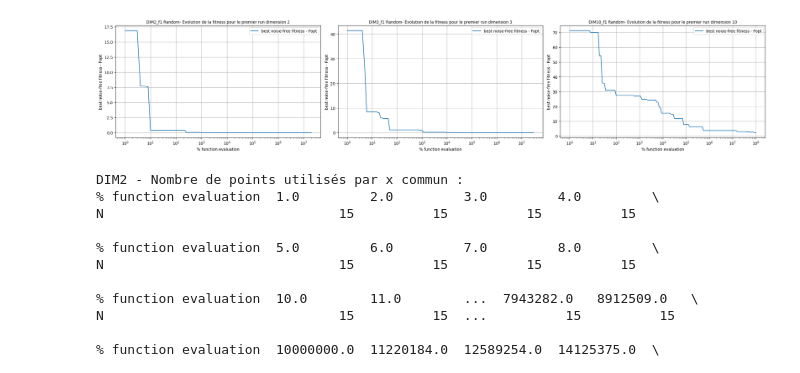
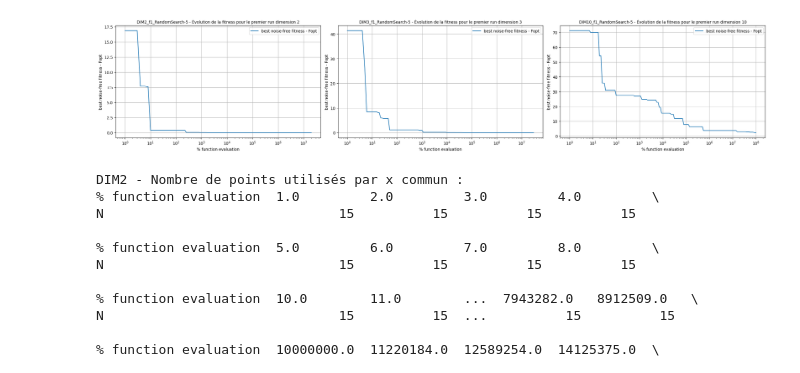
Before and after one commit to GTpas/project_bbob, a Jupyter notebook: projet_bbob/scripts/scriptsRandomSearch-5/script_f1.ipynb, the cells around one changed output. Drawn from its saved outputs; the diff is of its cells as text; code cells hidden in the pictures.

```diff
--- a/projet_bbob/scripts/scriptsRandomSearch-5/script_f1.ipynb
+++ b/projet_bbob/scripts/scriptsRandomSearch-5/script_f1.ipynb
@@ -7,9 +7,9 @@ import os
 import re
 
 files = [
-    "../data/data_randomSearch-5/data_f1/bbobexp_f1_DIM2_i1.tdat",
-    "../data/data_randomSearch-5/data_f1/bbobexp_f1_DIM3_i1.tdat",
-    "../data/data_randomSearch-5/data_f1/bbobexp_f1_DIM10_i1.tdat"
+    "../../data/data_randomSearch-5/data_f1/bbobexp_f1_DIM2_i1.tdat",
+    "../../data/data_randomSearch-5/data_f1/bbobexp_f1_DIM3_i1.tdat",
+    "../../data/data_randomSearch-5/data_f1/bbobexp_f1_DIM10_i1.tdat"
 ]
 
 def parse_tdat(file_path):
@@ -40,36 +40,36 @@ def parse_tdat(file_path):
 
 n = len(files)
 fig, axs = plt.subplots(1, n, figsize=(8*n, 5))
 
 for i, file_path in enumerate(files):
     df = parse_tdat(file_path)
     filename = os.path.basename(file_path)
     match_dim = re.search(r'DIM(\d+)', filename)
     dimension = match_dim.group(1) if match_dim else "?"
-    title_str = f"DIM{dimension}_f1 Random- Évolution de la fitness pour le premier run dimension {dimension}"
+    title_str = f"DIM{dimension}_f1_RandomSearch-5 - Évolution de la fitness pour le premier run dimension {dimension}"
 
     axs[i].plot(df['% function evaluation'],
                 df['best noise-free fitness - Fopt'],
                 '-', markersize=5,
                 label='best noise-free fitness - Fopt')
     axs[i].set_xlabel('% function evaluation')
     axs[i].set_ylabel('best noise-free fitness - Fopt')
     axs[i].grid(True)
     axs[i].set_xscale('log')
     axs[i].legend()
     axs[i].set_title(title_str, fontsize=10)
 
 plt.tight_layout()
 
-save_folder = "../figures/figure_f1_randomSearch-5"
+save_folder = "../../figures/figure_f1_randomSearch-5"
 os.makedirs(save_folder, exist_ok=True)
 
 save_path = os.path.join(save_folder, "f1_randomSearch_premierRun.png")
 plt.savefig(save_path)
 
 plt.show()
 # %% [output]
-[figure, old version]
+[figure, new version]
 # %%
 import os
 import re
```
Also changed, not shown: parts of 1 cell of this notebook, 53 other files.
